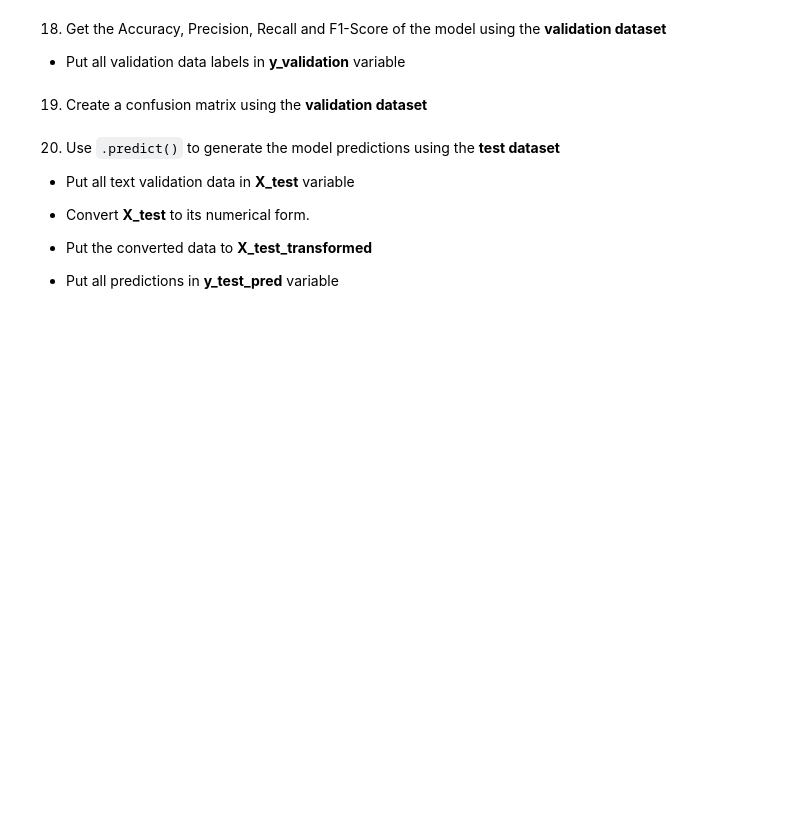
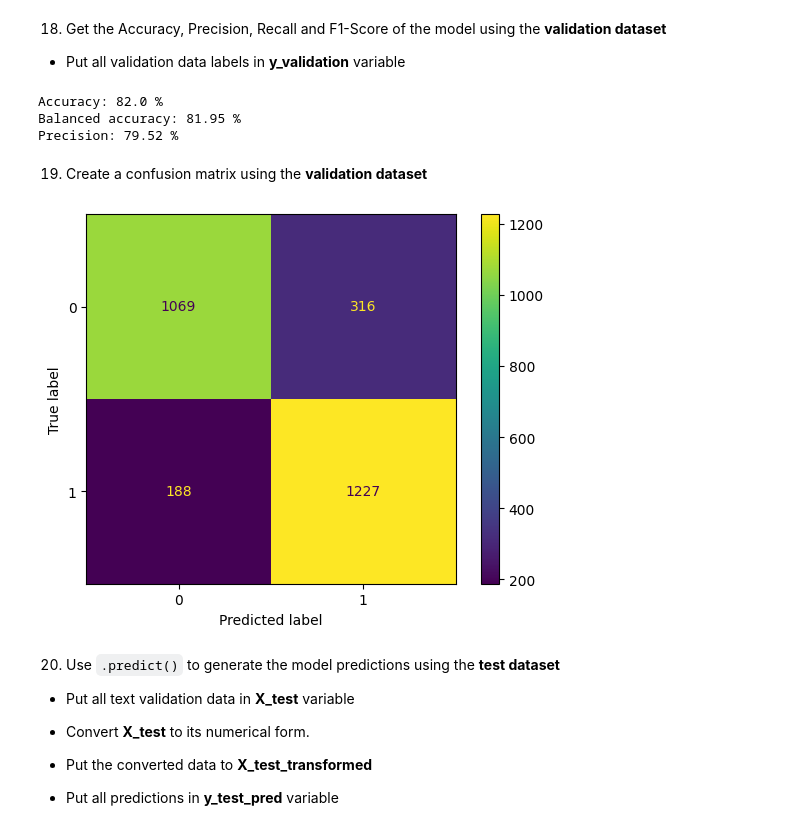
Before and after one commit to xinzhao2627/CCMACLRL_EXERCISES_COM222ML, a Jupyter notebook: Exercise7.ipynb, the cells around one changed output. Saved outputs shown, nothing was run; the diff lists cells and outputs as text; code cells hidden in the pictures; blank space fills up the shorter version.

```diff
--- a/Exercise7.ipynb
+++ b/Exercise7.ipynb
@@ -104,13 +238,19 @@ df_test = pd.read_csv("hf://datasets/mapsoriano/2016_2022_hate_speech_filipino/"
 13. Put all training data labels in variable **y_train**
 # %%
 # put your answer here
+y_train = df_train["label"]
 # %% [markdown]
 14. Use `CountVectorizer()` or `TfidfVectorizer()` to convert text data to its numerical form.
 
 Put the converted data to **X_train_transformed** variable
 # %%
 # put your answer here
+vectorizer = CountVectorizer()
+X_train_transformed = vectorizer.fit_transform(X_train)
 # %% [markdown]
 15. Create an instance of `MultinomalNB()`
 # %%
 # put your answer here
+#define model
+model = MultinomialNB(alpha=0.1)
+model.fit(X_train_transformed, y_train)
@@ -133,6 +275,9 @@ Put the converted data to **X_train_transformed** variable
 - Put all predictions in **y_validation_pred** variable
 # %%
 # put your answer here
+X_validation = df_validation["text"]
+y_validation = df_validation["label"]
+predictions = model.predict(vectorizer.transform(X_validation))
 # %% [markdown]
 18. Get the Accuracy, Precision, Recall and F1-Score of the model using the **validation dataset**
 
@@ -142,2 +285,15 @@ Put the converted data to **X_train_transformed** variable
+# %%
+# put your answer here
+accuracy = accuracy_score(y_validation, predictions)
+balanced_accuracy = balanced_accuracy_score(y_validation, predictions)
+precision = precision_score(y_validation, predictions)
+
+print("Accuracy:",round(100*accuracy,2),'%')
+print("Balanced accuracy:",round(100*balanced_accuracy,2),'%')
+print("Precision:", round(100*precision,2),'%')
+# %% [output]
+Accuracy: 82.0 %
+Balanced accuracy: 81.95 %
+Precision: 79.52 %
 # %% [markdown]
 19. Create a confusion matrix using the **validation dataset**
@@ -146,3 +300,11 @@ Put the converted data to **X_train_transformed** variable
+# %%
+# put your answer here
+cm = confusion_matrix(y_validation, predictions)
+disp = ConfusionMatrixDisplay(confusion_matrix=cm, display_labels=model.classes_)
+disp.plot()
+plt.show()
+# %% [output]
+[figure, added]
 # %% [markdown]
 20. Use `.predict()` to generate the model predictions using the **test dataset**
 
```
Also changed, not shown: parts of 27 cells of this notebook.
